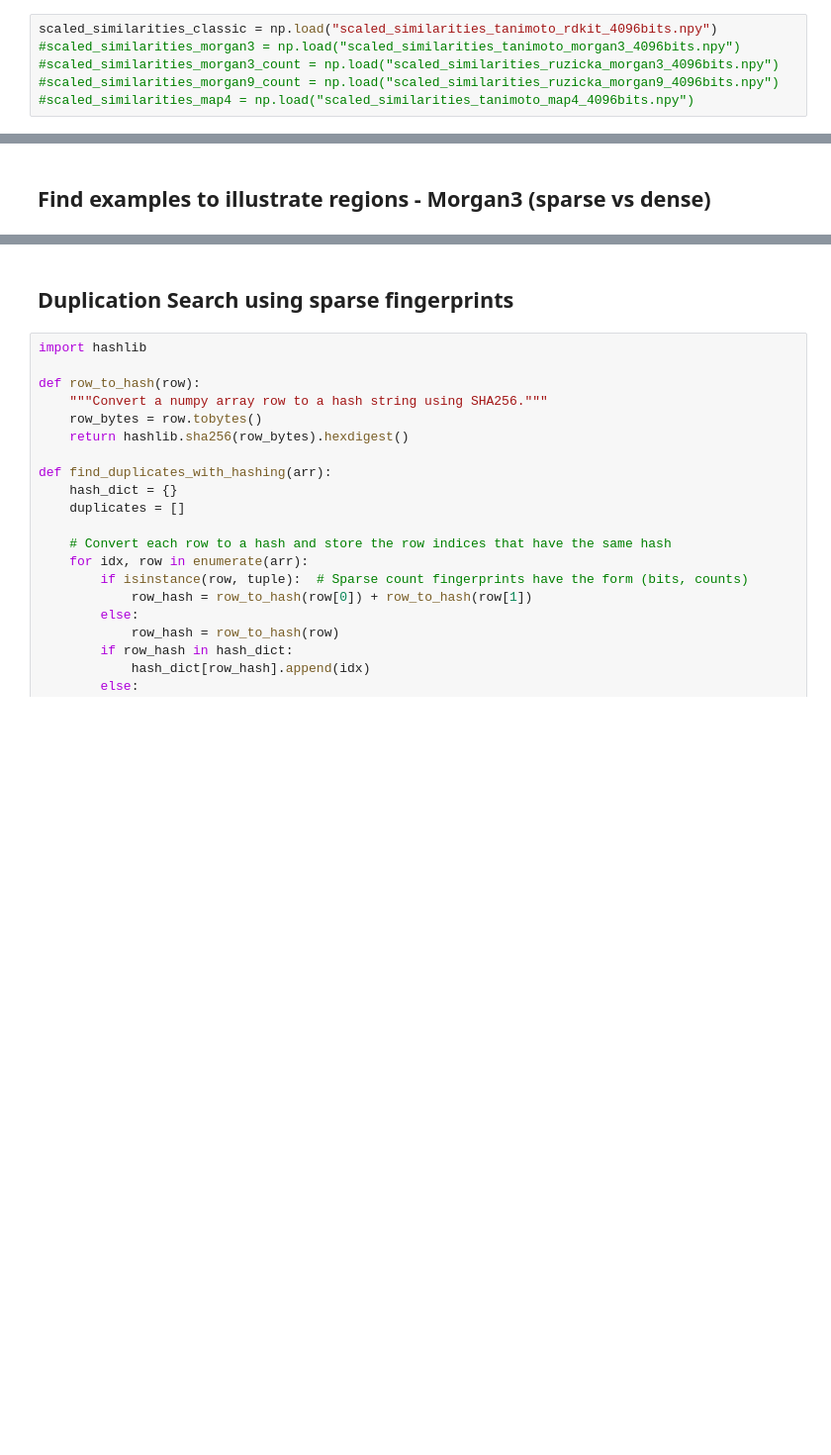
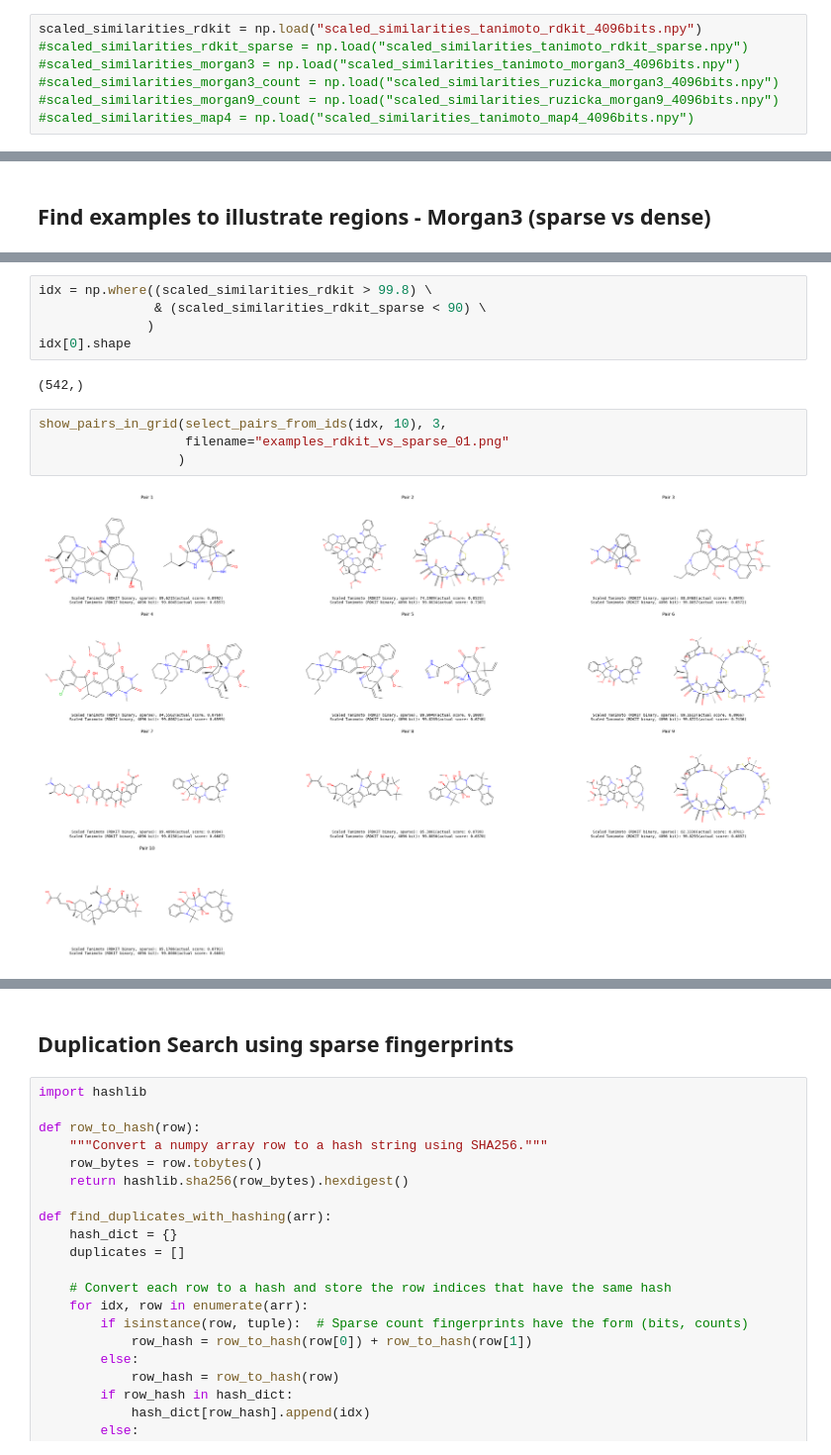
Before and after one commit to florian-huber/molecular_fingerprint_comparisons, a Jupyter notebook: notebooks/fingerprint_analysis_04_go_sparse.ipynb, the cells around one changed output, grey strips where cells are left out. Shown at 99% size. Cells and saved outputs as stored; diff of their text form; blank space fills up the shorter version.

```diff
--- a/notebooks/fingerprint_analysis_04_go_sparse.ipynb
+++ b/notebooks/fingerprint_analysis_04_go_sparse.ipynb
@@ -322,7 +207,8 @@ np.save("scaled_similarities_tanimoto_rdkit_sparse.npy", scaled_similarities_rdk
 #np.save("scaled_similarities_ruzicka_morgan9_4096bits.npy", scaled_similarities_morgan9_count.astype(np.float32))
 #np.save("scaled_similarities_tanimoto_map4_4096bits.npy", scaled_similarities_map4.astype(np.float32))
 # %%
-scaled_similarities_classic = np.load("scaled_similarities_tanimoto_rdkit_4096bits.npy")
+scaled_similarities_rdkit = np.load("scaled_similarities_tanimoto_rdkit_4096bits.npy")
+#scaled_similarities_rdkit_sparse = np.load("scaled_similarities_tanimoto_rdkit_sparse.npy")
 #scaled_similarities_morgan3 = np.load("scaled_similarities_tanimoto_morgan3_4096bits.npy")
 #scaled_similarities_morgan3_count = np.load("scaled_similarities_ruzicka_morgan3_4096bits.npy")
 #scaled_similarities_morgan9_count = np.load("scaled_similarities_ruzicka_morgan9_4096bits.npy")
@@ -721,0 +466,13 @@ show_pairs_in_grid(unique_pairs, ncols=3, figsize=(20, 15))#, filename="morgan3_
+# %%
+idx = np.where((scaled_similarities_rdkit > 99.8) \
+               & (scaled_similarities_rdkit_sparse < 90) \
+              )
+idx[0].shape
+# %% [output]
+(542,)
+# %%
+show_pairs_in_grid(select_pairs_from_ids(idx, 10), 3,
+                   filename="examples_rdkit_vs_sparse_01.png"
+                  )
+# %% [output]
+[figure, added]
```
Also changed, not shown: parts of 60 cells of this notebook.
